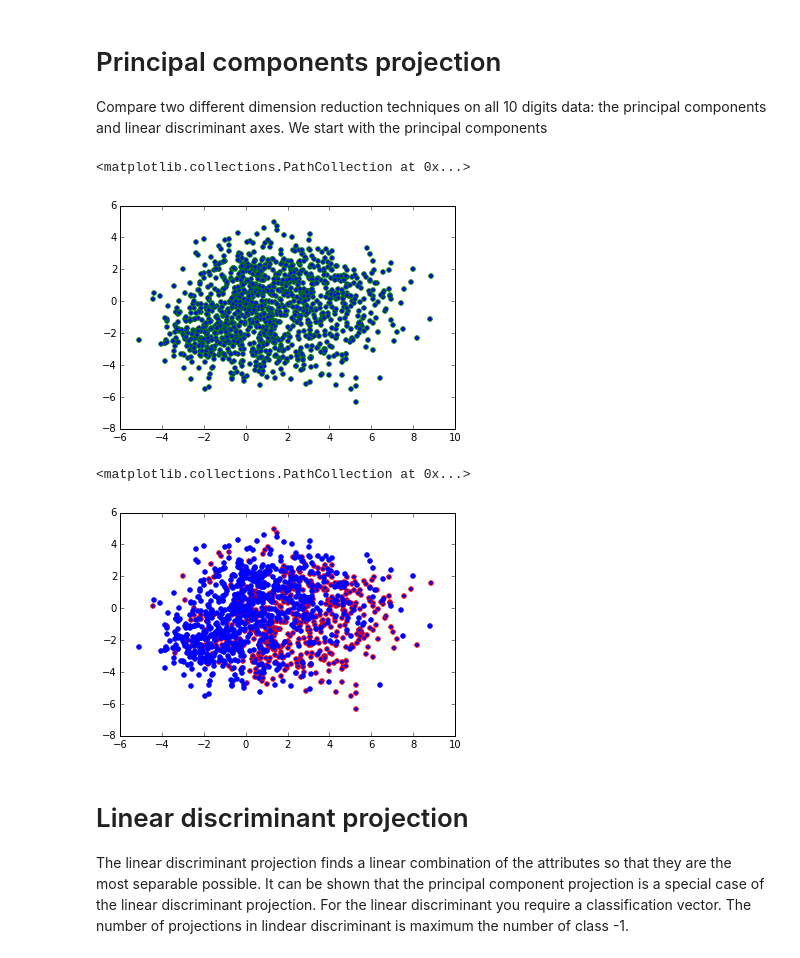
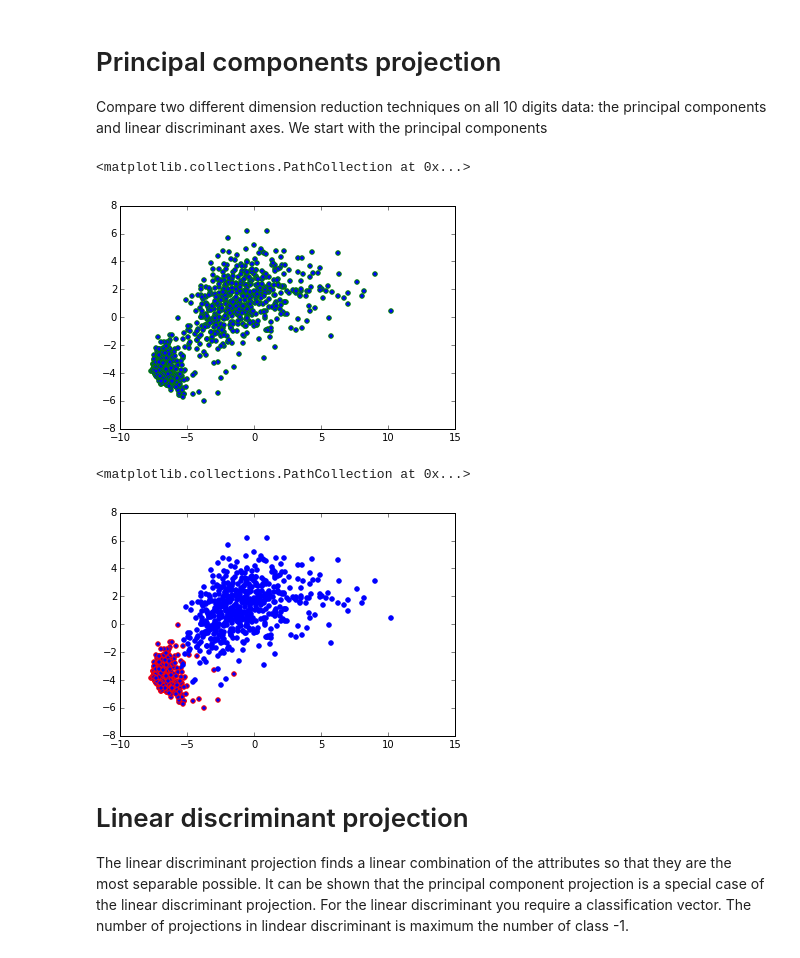
Before and after one commit to vahidpartovinia/pythonworkshop, a Jupyter notebook: ipython/chapter04.ipynb, the cells around one changed output. Drawn from its saved outputs; the diff is of its cells as text; code cells hidden in the pictures.

```diff
--- a/ipython/chapter04.ipynb
+++ b/ipython/chapter04.ipynb
@@ -94,17 +85,17 @@ y=zipdata[:,0]
 pca=PCA(n_components=2)
 zipdata_pca=pca.fit(x).transform(x)
 # %%
-index=(zipdata[:,0]==2) | (zipdata[:,0]==5)
+index=(zipdata[:,0]==1) | (zipdata[:,0]==8)
 plt.scatter(zipdata_pca[index,0],zipdata_pca[index,1],edgecolor="g")
 # %% [output]
 <matplotlib.collections.PathCollection at 0x...>
-[figure, old version]
+[figure, new version]
 # %%
-plt.scatter(zipdata_pca[y==5,0],zipdata_pca[y==5,1],edgecolor="r")
-plt.scatter(zipdata_pca[y==2,0],zipdata_pca[y==2,1],edgecolor="b")
+plt.scatter(zipdata_pca[y==1,0],zipdata_pca[y==1,1],edgecolor="r")
+plt.scatter(zipdata_pca[y==8,0],zipdata_pca[y==8,1],edgecolor="b")
 # %% [output]
 <matplotlib.collections.PathCollection at 0x...>
-[figure, old version]
+[figure, new version]
 # %% [markdown]
 # Linear discriminant projection
 The linear discriminant projection finds a linear combination of the attributes so that they are the most separable possible. It can be shown that the principal component projection is a special case of the linear discriminant projection. For the linear discriminant you require a classification vector. The number of projections in lindear discriminant is maximum the number of class -1.
```
Also changed, not shown: parts of 12 cells of this notebook, 4 other files.
